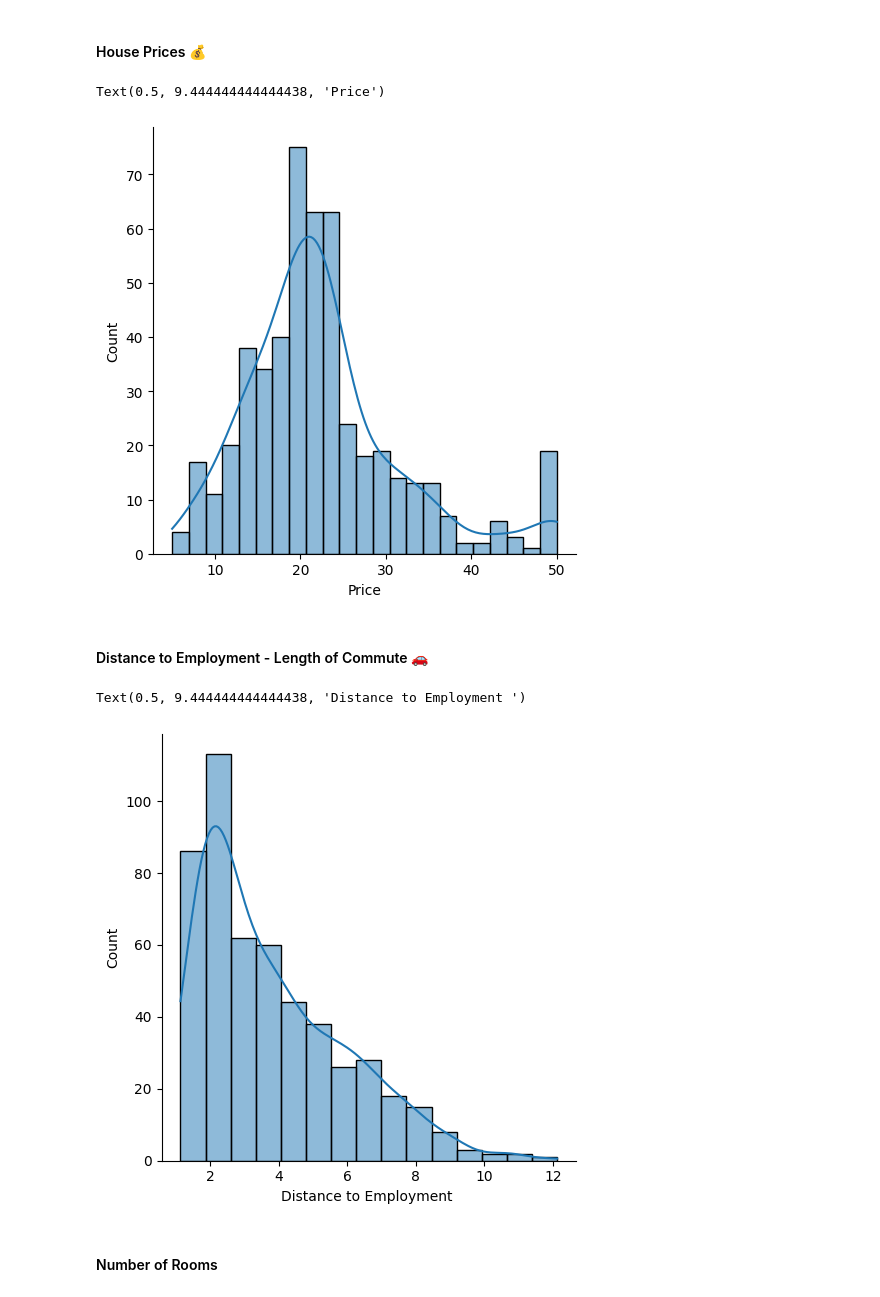
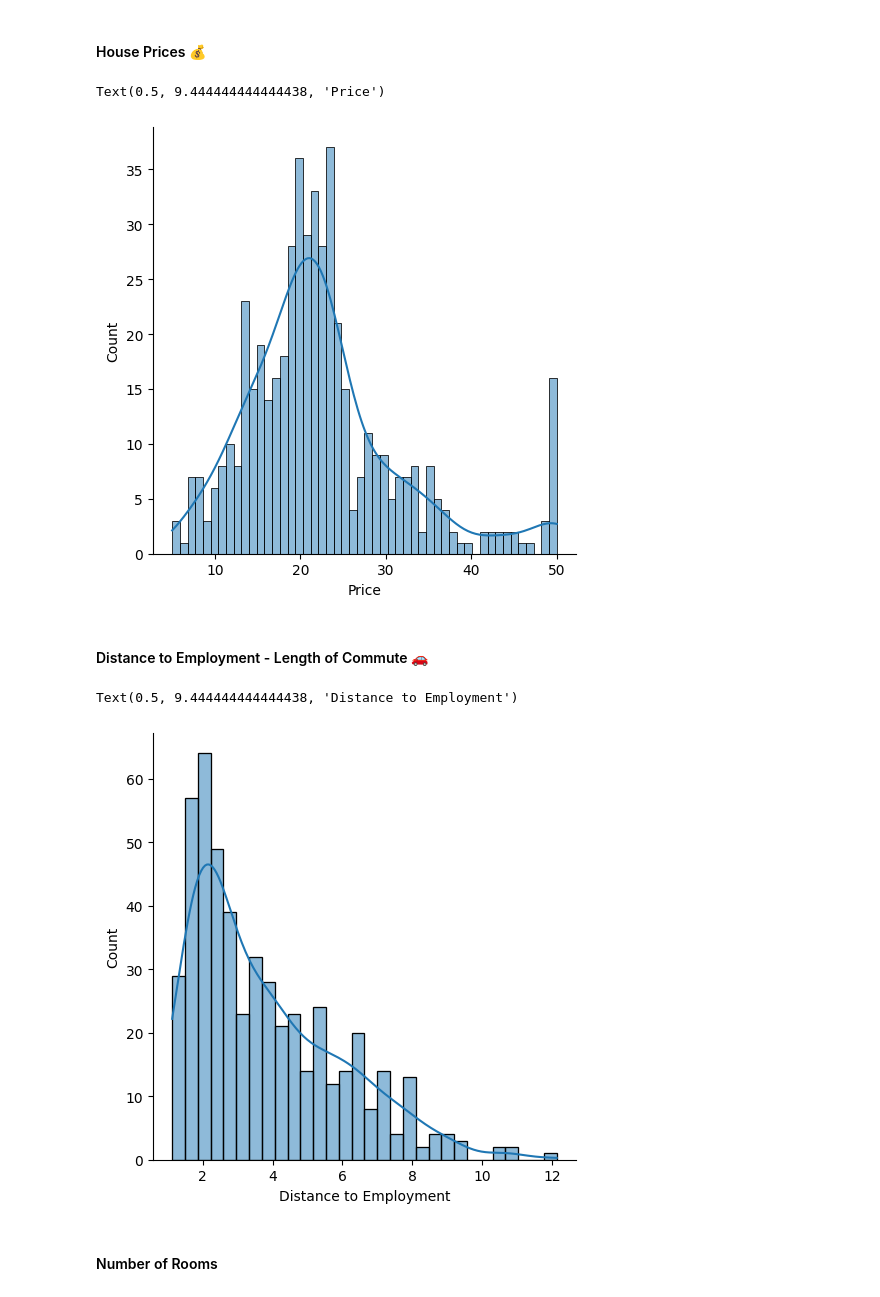
Before and after one commit to DamiTheCraftyPythonista/Data-Analysis-example-project-Property-Valuation-model, a Jupyter notebook: Multivariable_Regression_and_Valuation_Model_(start).ipynb, the cells around one changed output. Cells and saved outputs as stored; diff of their text form; code cells hidden in the pictures.

```diff
--- a/Multivariable_Regression_and_Valuation_Model_(start).ipynb
+++ b/Multivariable_Regression_and_Valuation_Model_(start).ipynb
@@ -169,21 +169,25 @@ What do you notice in the distributions of the data?
 # %% [markdown]
 #### House Prices 💰
 # %%
-sns.displot(data.PRICE, kde=True)
+sns.displot(data.PRICE,
+            bins=50,
+            kde=True)
 
 plt.xlabel('Price')
 # %% [output]
 Text(0.5, 9.444444444444438, 'Price')
-[figure, old version]
+[figure, new version]
 # %% [markdown]
 #### Distance to Employment - Length of Commute 🚗
 # %%
-sns.displot(data.DIS, kde=True)
+sns.displot(data.DIS,
+            bins=30,
+            kde=True)
 
 plt.xlabel('Distance to Employment')
 # %% [output]
-Text(0.5, 9.444444444444438, 'Distance to Employment ')
+Text(0.5, 9.444444444444438, 'Distance to Employment')
-[figure, old version]
+[figure, new version]
 # %% [markdown]
 #### Number of Rooms
 # %%
```
Also changed, not shown: parts of 29 cells of this notebook.
